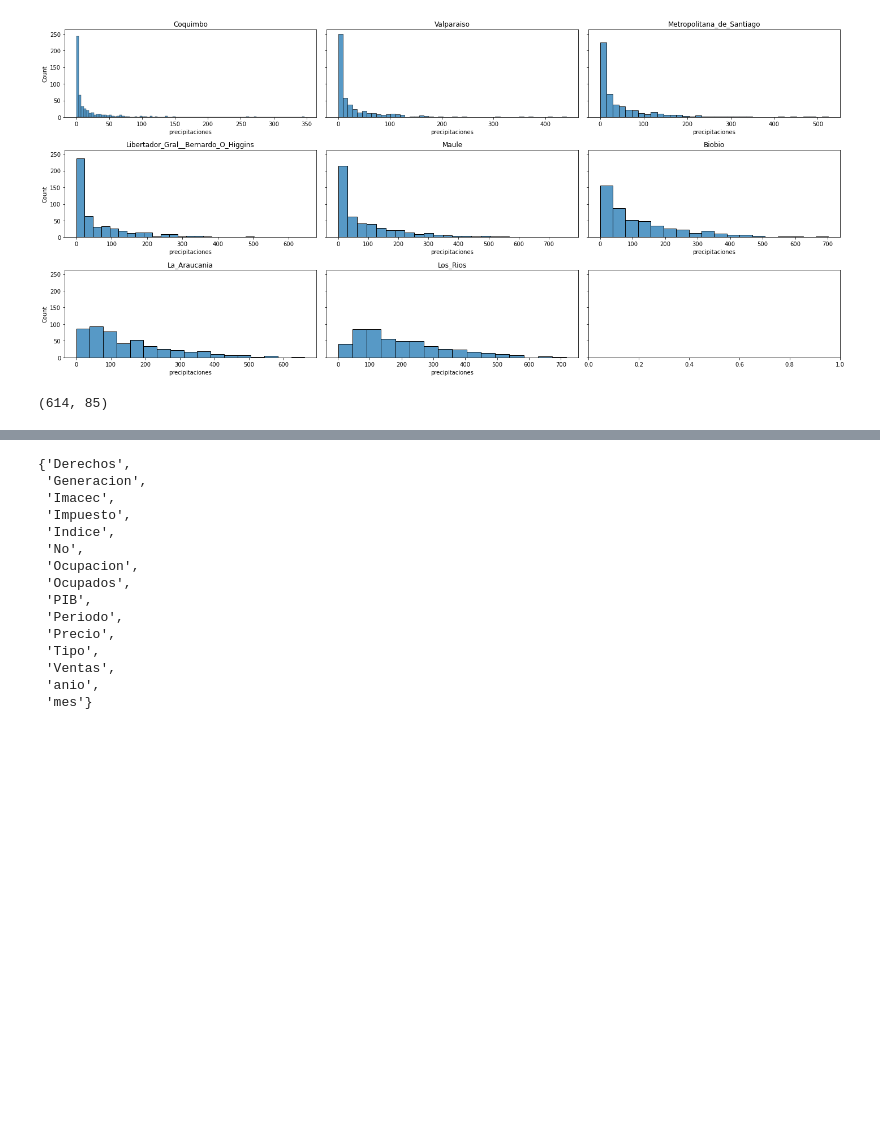
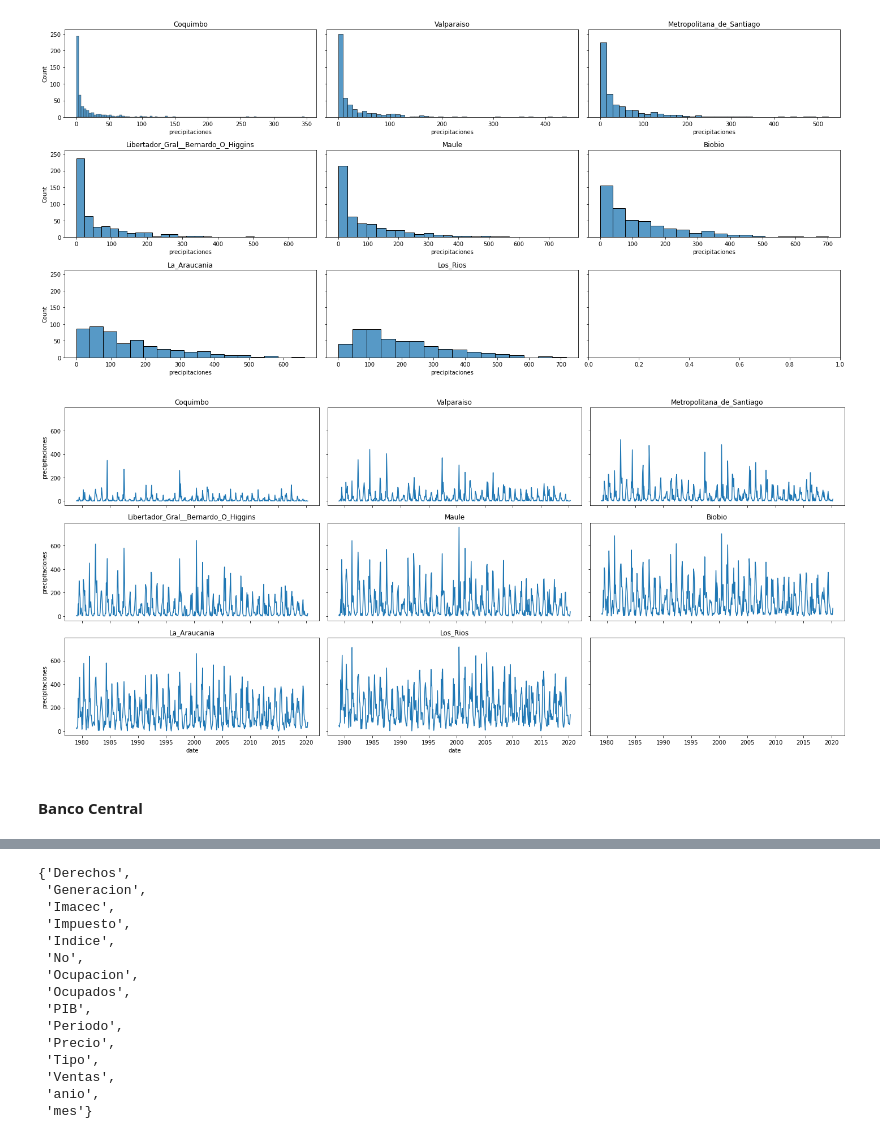
Before and after one commit to fbetteo/spike, a Jupyter notebook: desafio.ipynb, the cells around one changed output, grey strips where cells are left out. Saved outputs shown, nothing was run; the diff lists cells and outputs as text; code cells hidden in the pictures; blank space fills up the shorter version.

```diff
--- a/desafio.ipynb
+++ b/desafio.ipynb
@@ -101,7 +92,15 @@ plt.tight_layout()
 # %% [output]
 [figure]
 [figure]
-# %%
-banco_central.shape
-# %% [output]
-(614, 85)
+# %%
+fig, ax = plt.subplots(nrows=3, ncols=3, figsize=(20,9), sharex=True, sharey=True)
+ax = ax.flatten()
+
+for i, region in enumerate(precipitaciones_long.region.unique()):
+    utils.plot_simple_precipitaciones(precipitaciones_long, region=region, ax=ax[i])
+    ax[i].set_title(region)
+plt.tight_layout()
+# %% [output]
+[figure, added]
+# %% [markdown]
+#### Banco Central
```
Also changed, not shown: parts of 37 cells of this notebook, 1 other file.
